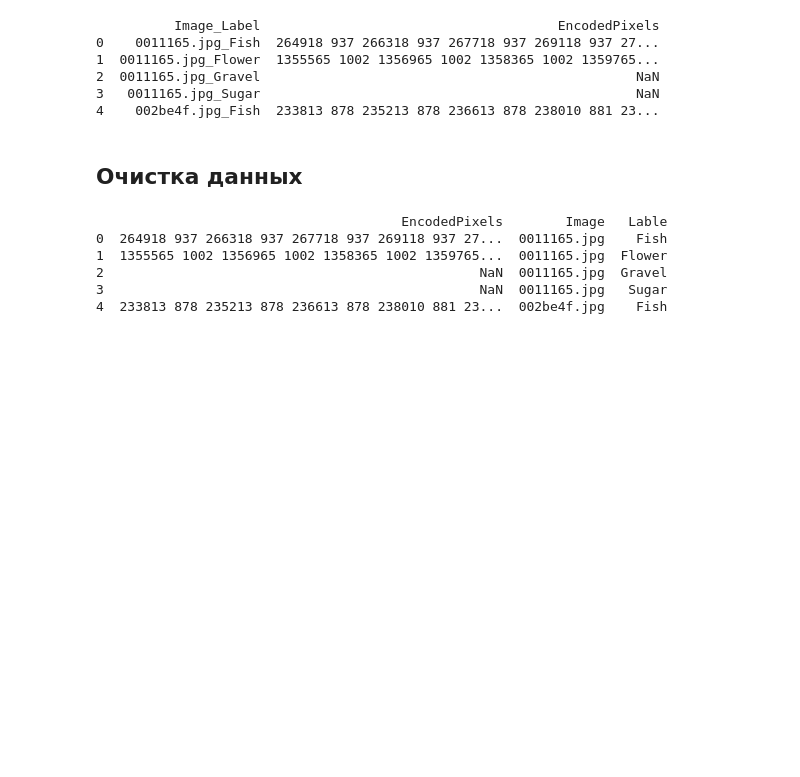
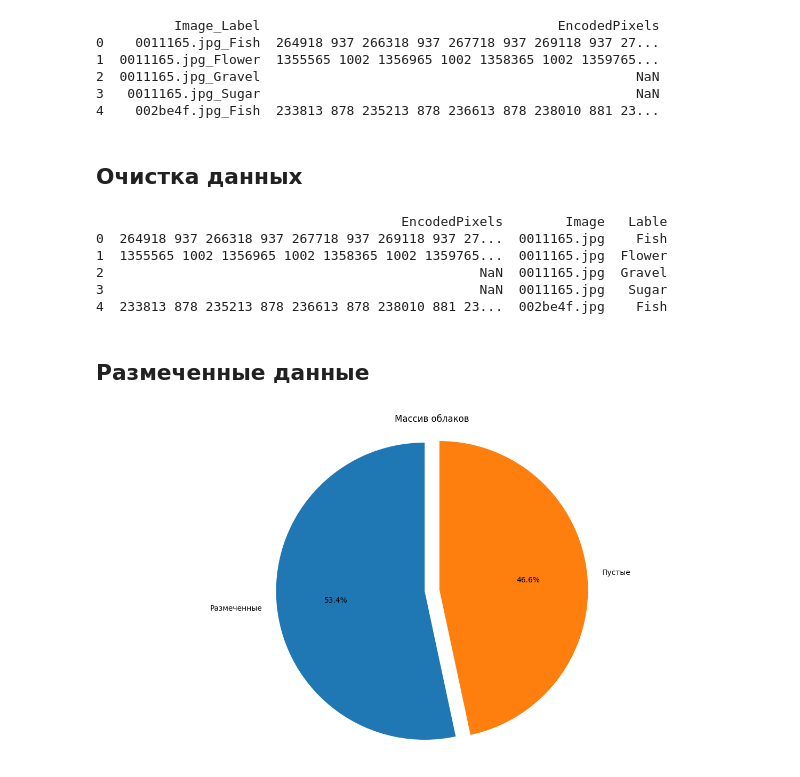
Before and after one commit to iteegi/data-science-algo, a Jupyter notebook: data-science-algo/tasks/25_cloud_shape_prediction.ipynb, the cells around one changed output. Drawn from its saved outputs; the diff is of its cells as text; code cells hidden in the pictures; blank space fills up the shorter version.

```diff
--- a/data-science-algo/tasks/25_cloud_shape_prediction.ipynb
+++ b/data-science-algo/tasks/25_cloud_shape_prediction.ipynb
@@ -54,3 +54,21 @@ print(train.head())
 2                                                NaN  0011165.jpg  Gravel
 3                                                NaN  0011165.jpg   Sugar
 4  233813 878 235213 878 236613 878 238010 881 23...  002be4f.jpg    Fish
+# %% [markdown]
+## Размеченные данные
+# %%
+sizes = [train.EncodedPixels.count(), len(train) - train.EncodedPixels.count()]
+explode = (0, 0.1)
+fig, ax = plt.subplots(figsize=(16, 8))
+ax.pie(
+    sizes,
+    explode=explode,
+    labels=["Размеченные", "Пустые"],
+    autopct="%1.1f%%",
+    startangle=90,
+)
+ax.axis("equal")
+ax.set_title("Массив облаков")
+plt.show()
+# %% [output]
+[figure, added]
```
